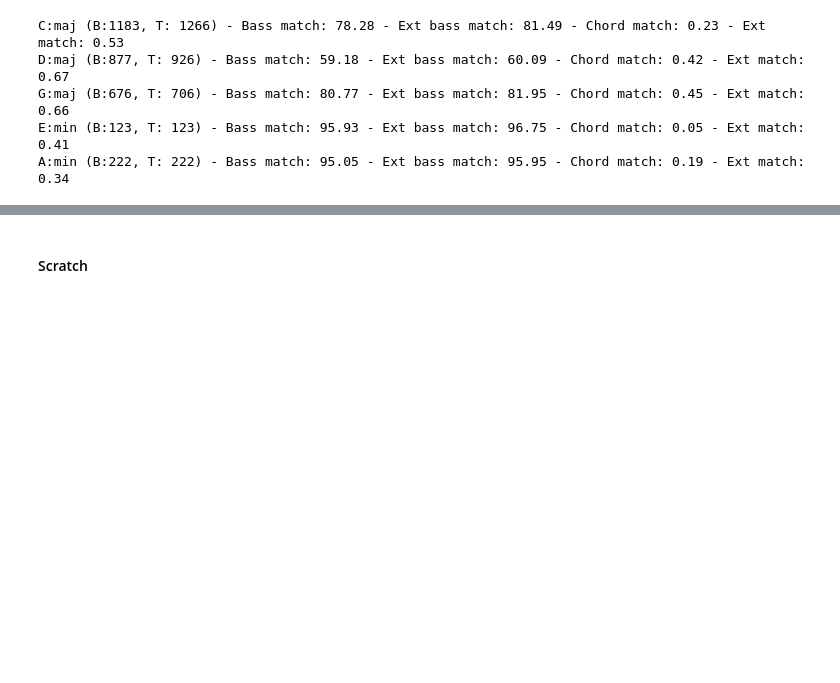
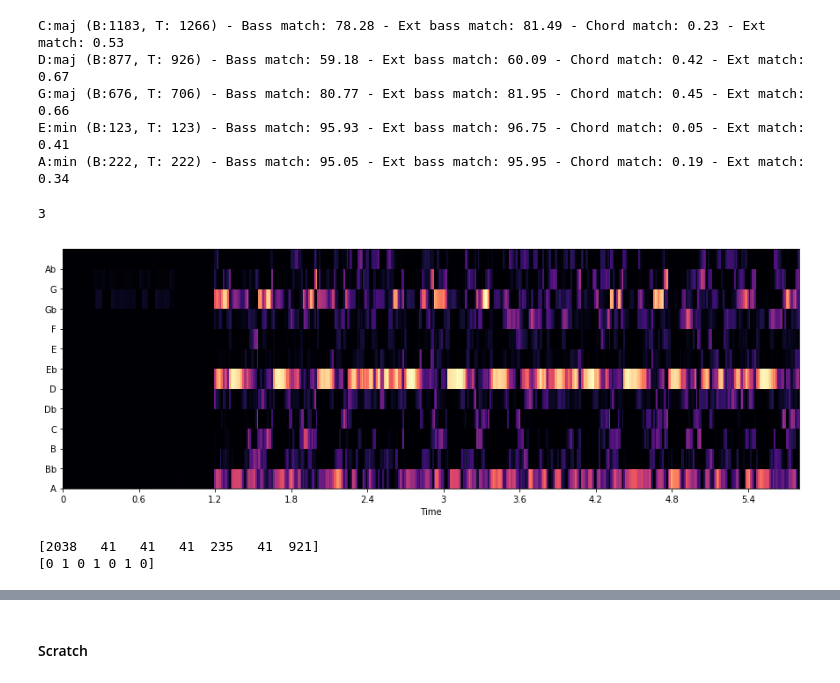
Before and after one commit to cjbayron/autochord, a Jupyter notebook: data_analysis.ipynb, the cells around one changed output, grey strips where cells are left out. Saved outputs shown, nothing was run; the diff lists cells and outputs as text; code cells hidden in the pictures; blank space fills up the shorter version.

Commit message:
specshow

```diff
--- a/data_analysis.ipynb
+++ b/data_analysis.ipynb
@@ -1282,6 +1293,10 @@ D:maj (B:877, T: 926) - Bass match: 59.18 - Ext bass match: 60.09 - Chord match:
 G:maj (B:676, T: 706) - Bass match: 80.77 - Ext bass match: 81.95 - Chord match: 0.45 - Ext match: 0.66
 E:min (B:123, T: 123) - Bass match: 95.93 - Ext bass match: 96.75 - Chord match: 0.05 - Ext match: 0.41
 A:min (B:222, T: 222) - Bass match: 95.05 - Ext bass match: 95.95 - Chord match: 0.19 - Ext match: 0.34
+# %%
+dataloader._MAJMIN_CLASS_INDEX_MAP['D:maj']
+# %% [output]
+3
 # %%
 # %matplotlib inline
 # dataloader.plot_chordino_chroma(vecs[basses != root][0, :12])
@@ -1287,0 +1306,19 @@ A:min (B:222, T: 222) - Bass match: 95.05 - Ext bass match: 95.95 - Chord match:
+# %%
+chromagram = chroma_vectors[chord_labels==dataloader._MAJMIN_CLASS_INDEX_MAP['D:maj']][:500, :12].T
+
+fig, ax = plt.subplots(figsize=(15, 5))
+specshow(chromagram, x_axis='time', sr=44100)
+_ = ax.set_yticks(range(len(chromagram)))
+notes = _CHROMA_NOTES_CHORDINO
+if len(chromagram) == 24:
+    notes += _CHROMA_NOTES_CHORDINO
+_ = ax.set_yticklabels(notes)
+# %% [output]
+[figure, added]
+# %%
+filt = (chord_labels==dataloader._MAJMIN_CLASS_INDEX_MAP['E:min'])
+print(contiguous_lengths(filt.astype(int)))
+print(squash_consecutive_duplicates(filt.astype(int)))
+# %% [output]
+[2038   41   41   41  235   41  921]
+[0 1 0 1 0 1 0]
```
Also changed, not shown: parts of 8 cells of this notebook.
